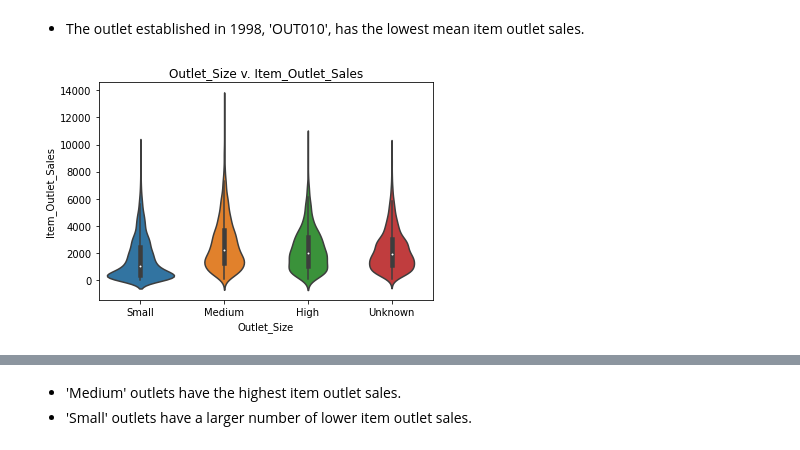
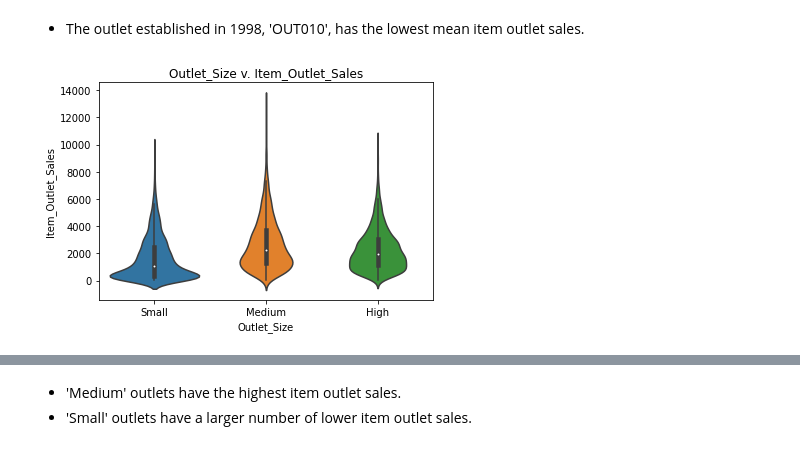
Before and after one commit to osluder/food-sales-predictions, a Jupyter notebook: sales_predictions.ipynb, the cells around one changed output, grey strips where cells are left out. Drawn from its saved outputs; the diff is of its cells as text; code cells hidden in the pictures.

```diff
--- a/sales_predictions.ipynb
+++ b/sales_predictions.ipynb
@@ -372,7 +386,8 @@ dtype: int64
 # %%
 filter = df['Outlet_Type'] == 'Grocery Store'
 df[filter] = df[filter].fillna({'Outlet_Size': 'Small'})
-df = df.fillna({'Outlet_Size': 'Unknown'})
+#df = df.fillna({'Outlet_Size': 'Unknown'})
+df = df.fillna({'Outlet_Size': 'High'})
 # %% [markdown]
 Confirm there is no longer any missing data:
 # %%
@@ -746,9 +760,11 @@ print(f'\'{outlet}\' was established in 1998.')
 # %%
 # Outlet_Size v. Item_Outlet_Sales
 sns.violinplot(data=df,
                x='Outlet_Size', y='Item_Outlet_Sales',
-               order=['Small','Medium','High','Unknown'])
+               order=['Small','Medium','High'])
+# TODO:
+#               order=['Small','Medium','High','Unknown'])
 plt.title('Outlet_Size v. Item_Outlet_Sales')
 plt.show()
 # %% [output]
-[figure, old version]
+[figure, new version]
```
Also changed, not shown: parts of 40 cells of this notebook.
